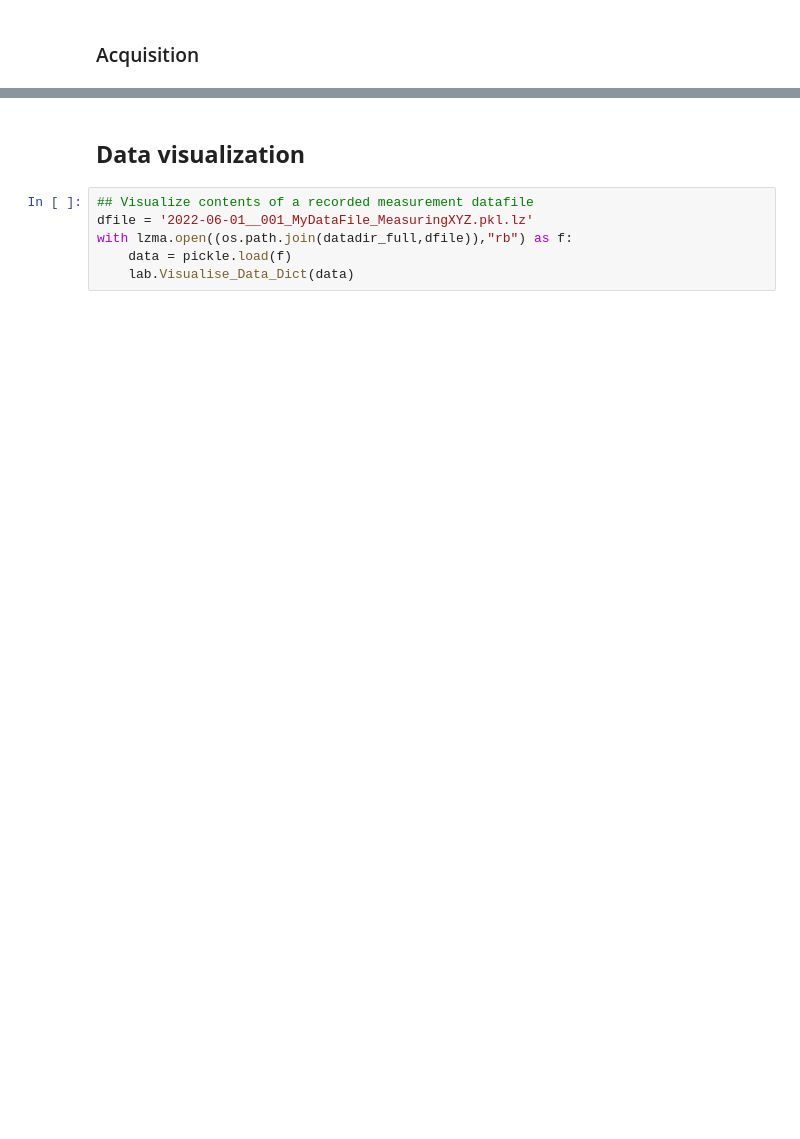
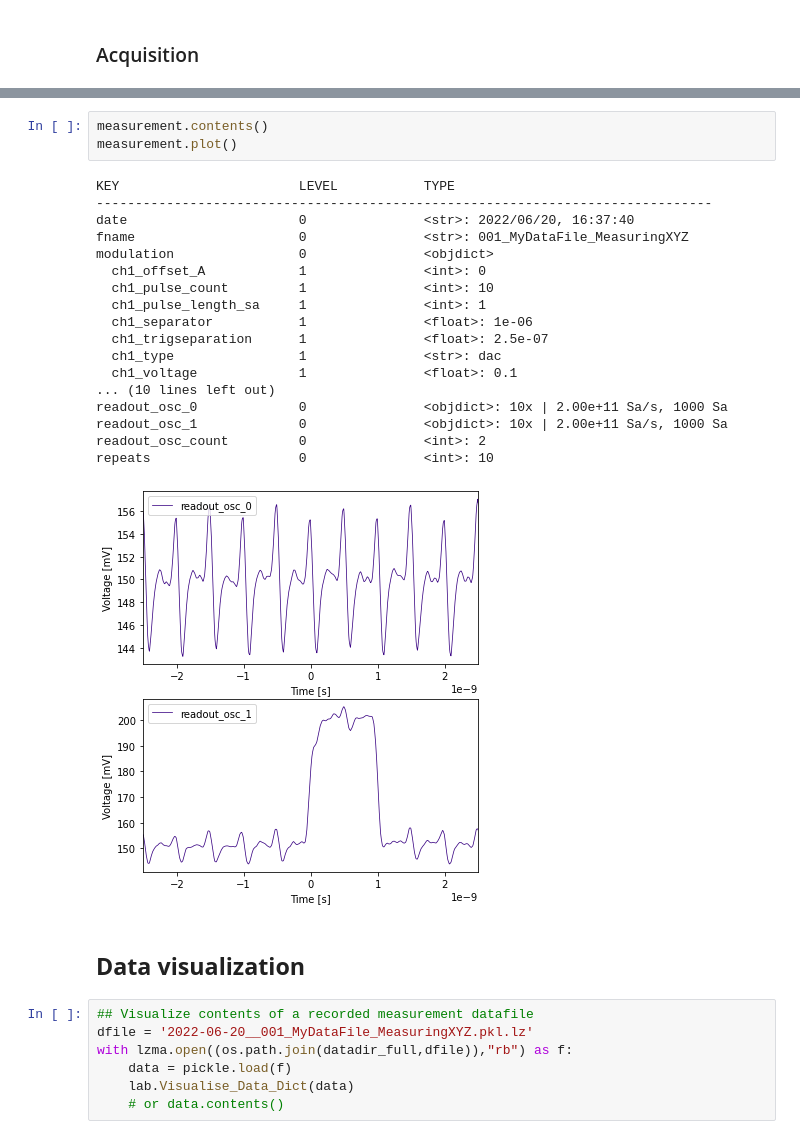
Before and after one commit to mhejda/StrathLab, a Jupyter notebook: jupyter_acquisition_template/2022-MM-DD_00X_TEMPLATE.ipynb, the cells around one changed output, grey strips where cells are left out. Drawn from its saved outputs; the diff is of its cells as text; blank space fills up the shorter version.

```diff
--- a/jupyter_acquisition_template/2022-MM-DD_00X_TEMPLATE.ipynb
+++ b/jupyter_acquisition_template/2022-MM-DD_00X_TEMPLATE.ipynb
@@ -354,8 +176,31 @@ else:
+# %%
+measurement.contents()
+measurement.plot()
+# %% [output]
+KEY                       LEVEL           TYPE
+-------------------------------------------------------------------------------
+date                      0               <str>: 2022/06/20, 16:37:40
+fname                     0               <str>: 001_MyDataFile_MeasuringXYZ
+modulation                0               <objdict>
+  ch1_offset_A            1               <int>: 0
+  ch1_pulse_count         1               <int>: 10
+  ch1_pulse_length_sa     1               <int>: 1
+  ch1_separator           1               <float>: 1e-06
+  ch1_trigseparation      1               <float>: 2.5e-07
+  ch1_type                1               <str>: dac
+  ch1_voltage             1               <float>: 0.1
+... (10 lines left out)
+readout_osc_0             0               <objdict>: 10x | 2.00e+11 Sa/s, 1000 Sa
+readout_osc_1             0               <objdict>: 10x | 2.00e+11 Sa/s, 1000 Sa
+readout_osc_count         0               <int>: 2
+repeats                   0               <int>: 10
+[figure, added]
 # %% [markdown]
 ## **Data visualization**
 # %%
 ## Visualize contents of a recorded measurement datafile
-dfile = '2022-06-01__001_MyDataFile_MeasuringXYZ.pkl.lz'
+dfile = '2022-06-20__001_MyDataFile_MeasuringXYZ.pkl.lz'
 with lzma.open((os.path.join(datadir_full,dfile)),"rb") as f:
     data = pickle.load(f)
     lab.Visualise_Data_Dict(data)
+    # or data.contents()
```
Also changed, not shown: parts of 5 cells of this notebook, 3 other files.
